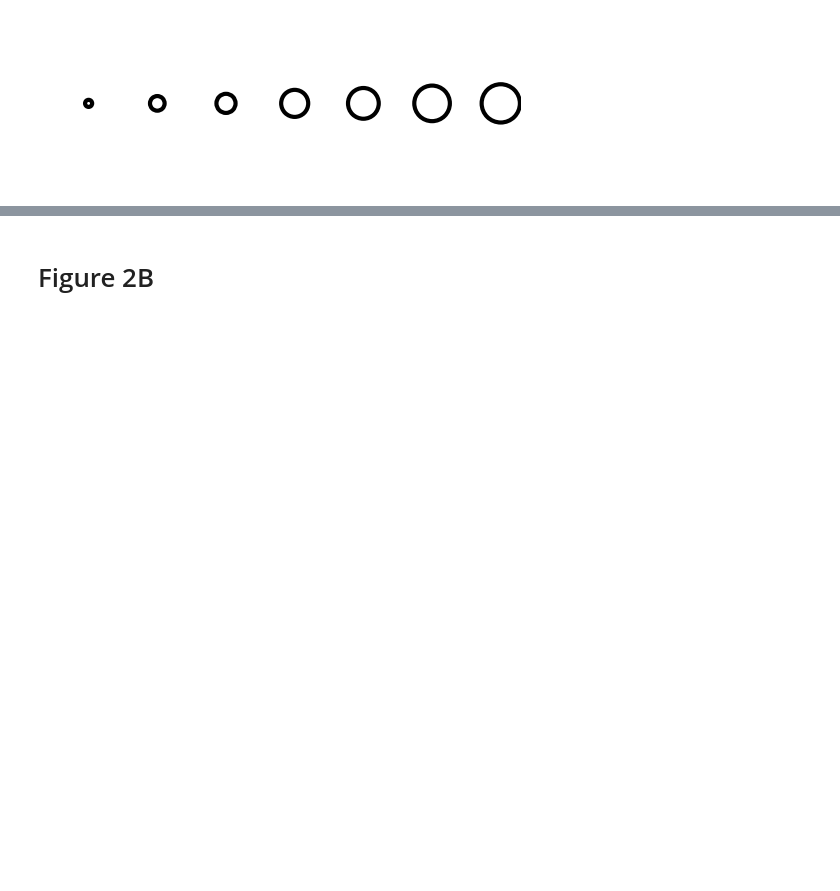
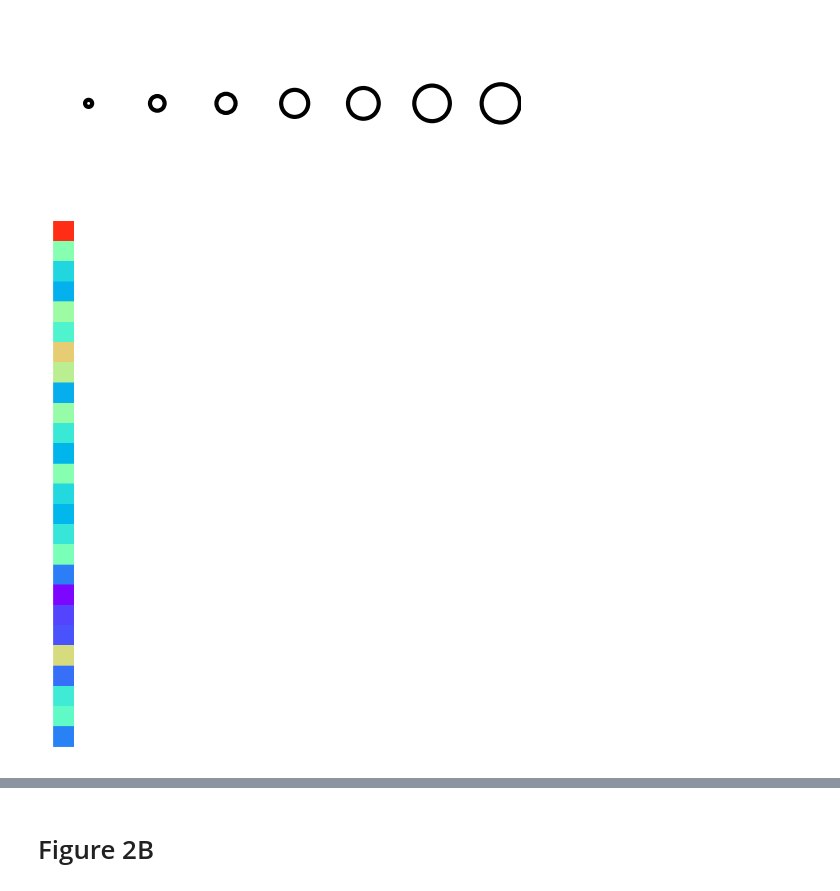
Before and after one commit to shirotak/pancancer_hrd_analysis, a Jupyter notebook: scripts/Figure2_3A.ipynb, the cells around one changed output, grey strips where cells are left out. Cells and saved outputs as stored; diff of their text form; code cells hidden in the pictures; blank space fills up the shorter version.

```diff
--- a/scripts/Figure2_3A.ipynb
+++ b/scripts/Figure2_3A.ipynb
@@ -312,2 +396,11 @@ plt.savefig(path_to_results+"Figure2A_5.png",bbox_inches="tight")
 # %% [output]
 [figure]
+# %%
+cancer_mean_hrd_order=cancer_mean_hrd.loc[d["ivl"],:]
+fig = plt.figure(figsize=(0.175,len(cancer_mean_hrd)*0.175))
+ax = fig.add_subplot(1,1,1)
+sns.heatmap( cancer_mean_hrd_order,cmap="rainbow",cbar=False,vmin=0,vmax=50)
+ax.set_axis_off()
+plt.savefig(path_to_results+"Figure2A_5.png",bbox_inches="tight")
+# %% [output]
+[figure, added]
```
Also changed, not shown: parts of 43 cells of this notebook, 17 other files.
